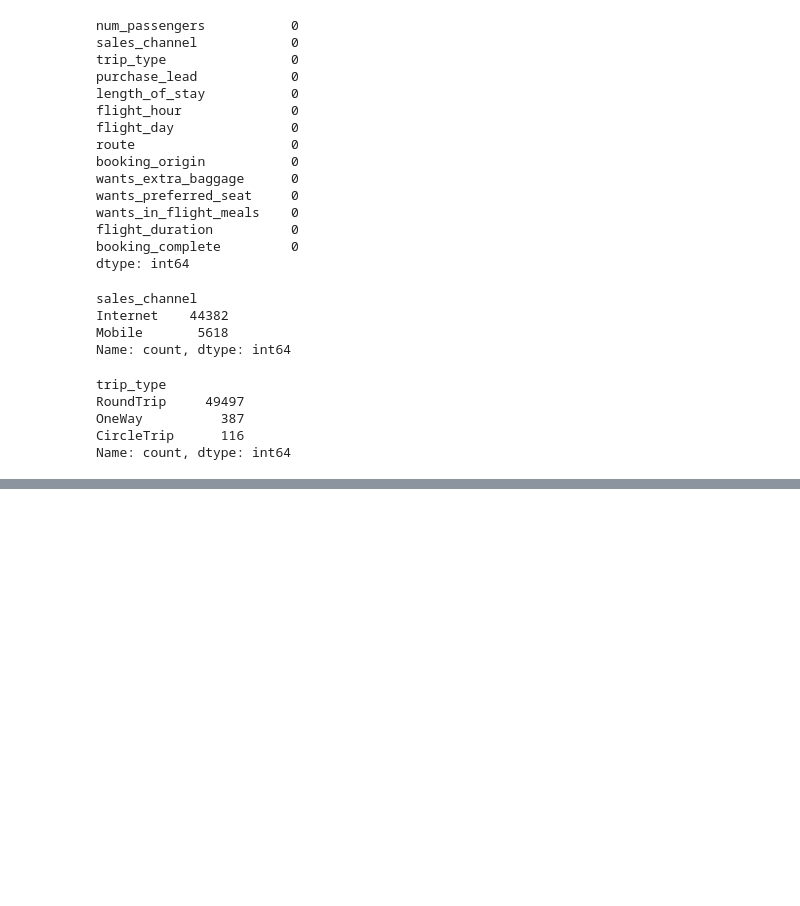
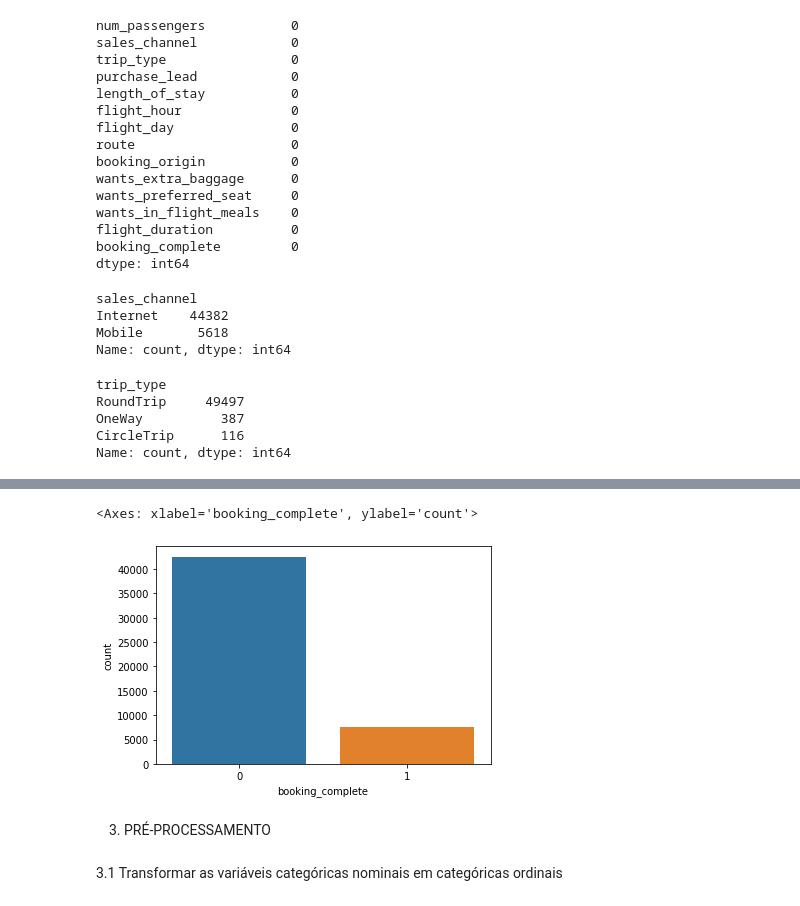
Before and after one commit to marlevek/customer-buying-behavior, a Jupyter notebook: comportamento-de-compra.ipynb, the cells around one changed output, grey strips where cells are left out. Cells and saved outputs as stored; diff of their text form; code cells hidden in the pictures; blank space fills up the shorter version.

```diff
--- a/comportamento-de-compra.ipynb
+++ b/comportamento-de-compra.ipynb
@@ -81,3 +87,9 @@ Name: count, dtype: int64
+# %%
+# Reservas completadas (0=não, 1=sim)
+sns.countplot(df, x='booking_complete')
+# %% [output]
+<Axes: xlabel='booking_complete', ylabel='count'>
+[figure, added]
 # %%
 # Número de reservas por País
 
@@ -91,3 +103,7 @@ df_country_counts = pd.DataFrame({'Country': country_counts.index, 'Count': coun
 fig = px.bar(df_country_counts, x='Country', y='Count', title='Número de Reservas por País')
 fig.update_layout(xaxis_tickangle=45)
 fig.show()
+# %% [markdown]
+3. PRÉ-PROCESSAMENTO
+# %% [markdown]
+3.1 Transformar as variáveis categóricas nominais em categóricas ordinais
```
Also changed, not shown: parts of 47 cells of this notebook, 1 other file.
